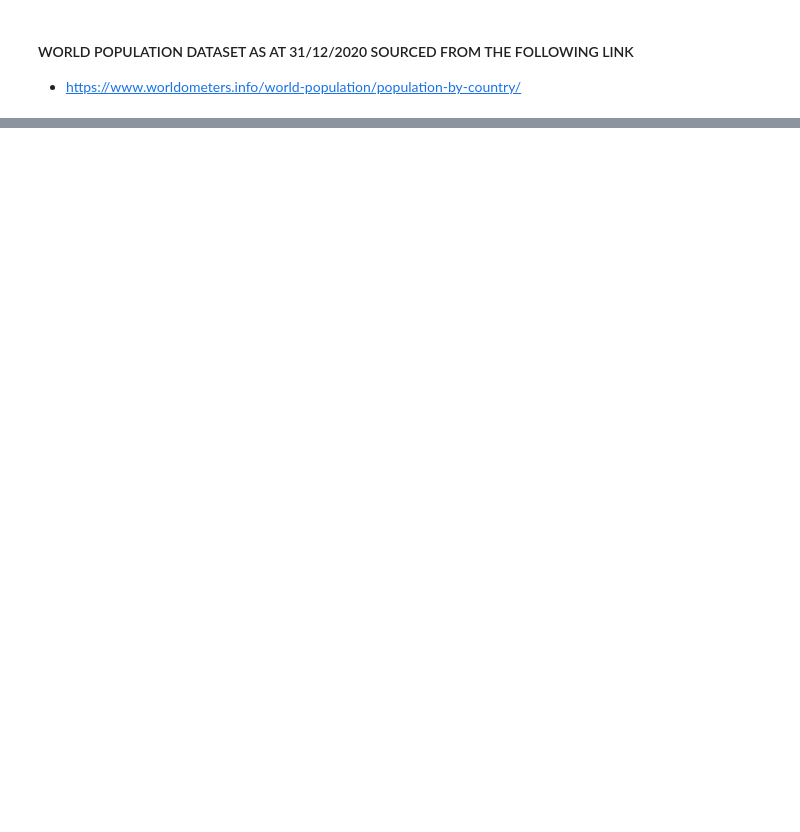
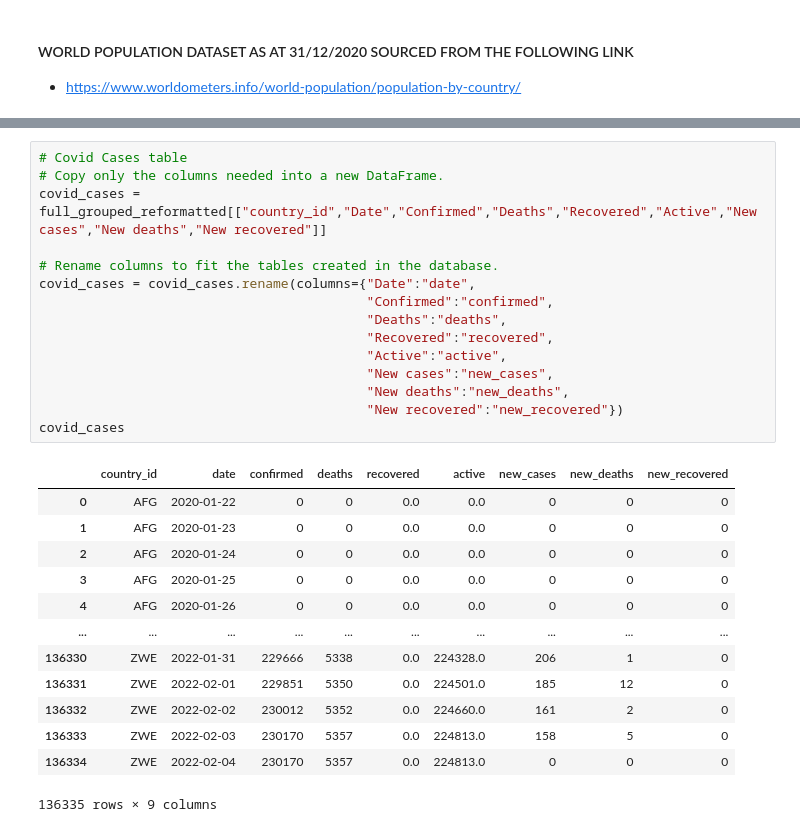
Before and after one commit to MikeMurf/ETL-Project--1, a Jupyter notebook: 13-project-2/create-covid-db - Copy.ipynb, the cells around one changed output, grey strips where cells are left out. Cells and saved outputs as stored; diff of their text form; blank space fills up the shorter version.

```diff
--- a/13-project-2/create-covid-db - Copy.ipynb
+++ b/13-project-2/create-covid-db - Copy.ipynb
@@ -780,0 +646,29 @@ plt.savefig("Percentage of People Fully Vaccinated versus Deaths per 100k.png")
+# %%
+# Covid Cases table
+# Copy only the columns needed into a new DataFrame.
+covid_cases = full_grouped_reformatted[["country_id","Date","Confirmed","Deaths","Recovered","Active","New cases","New deaths","New recovered"]]
+
+# Rename columns to fit the tables created in the database.
+covid_cases = covid_cases.rename(columns={"Date":"date",
+                                          "Confirmed":"confirmed",
+                                          "Deaths":"deaths",
+                                          "Recovered":"recovered",
+                                          "Active":"active",
+                                          "New cases":"new_cases",
+                                          "New deaths":"new_deaths",
+                                          "New recovered":"new_recovered"})
+covid_cases
+# %% [output]
+|  | country_id | date | confirmed | deaths | recovered | active | new_cases | new_deaths | new_recovered |
+| 0 | AFG | 2020-01-22 | 0 | 0 | 0.0 | 0.0 | 0 | 0 | 0 |
+| 1 | AFG | 2020-01-23 | 0 | 0 | 0.0 | 0.0 | 0 | 0 | 0 |
+| 2 | AFG | 2020-01-24 | 0 | 0 | 0.0 | 0.0 | 0 | 0 | 0 |
+| 3 | AFG | 2020-01-25 | 0 | 0 | 0.0 | 0.0 | 0 | 0 | 0 |
+| 4 | AFG | 2020-01-26 | 0 | 0 | 0.0 | 0.0 | 0 | 0 | 0 |
+| ... | ... | ... | ... | ... | ... | ... | ... | ... | ... |
+| 136330 | ZWE | 2022-01-31 | 229666 | 5338 | 0.0 | 224328.0 | 206 | 1 | 0 |
+| 136331 | ZWE | 2022-02-01 | 229851 | 5350 | 0.0 | 224501.0 | 185 | 12 | 0 |
+| 136332 | ZWE | 2022-02-02 | 230012 | 5352 | 0.0 | 224660.0 | 161 | 2 | 0 |
+| 136333 | ZWE | 2022-02-03 | 230170 | 5357 | 0.0 | 224813.0 | 158 | 5 | 0 |
+| 136334 | ZWE | 2022-02-04 | 230170 | 5357 | 0.0 | 224813.0 | 0 | 0 | 0 |
+136335 rows × 9 columns
```
Also changed, not shown: parts of 93 cells of this notebook, 40 other files.
